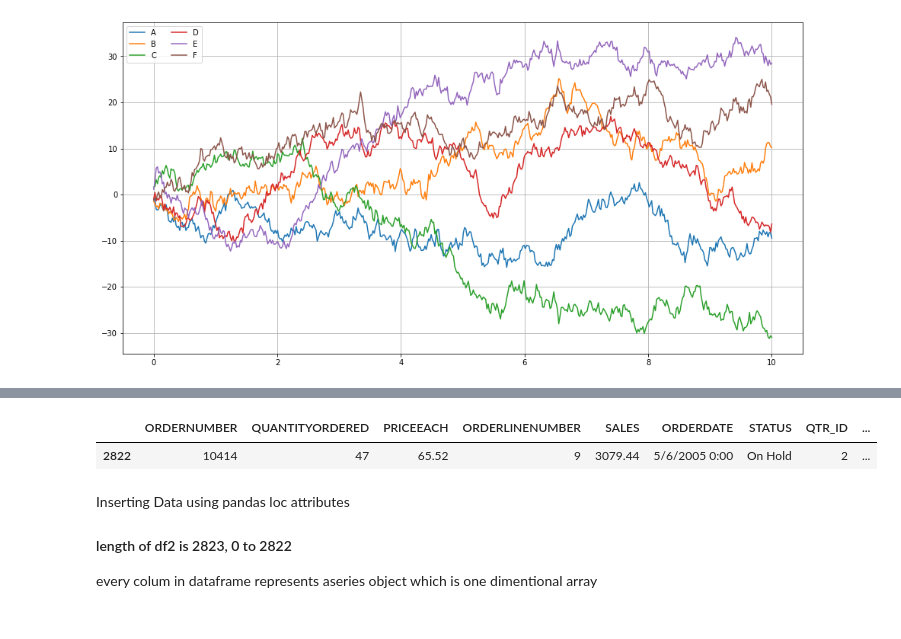
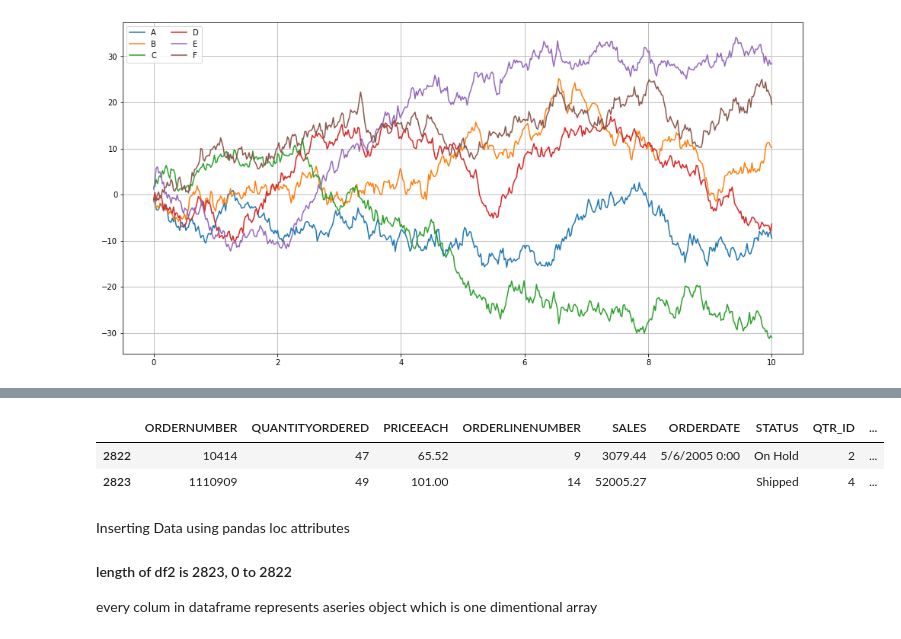
Before and after one commit to abidshafee/dataAnalysis, a Jupyter notebook: dataAnalysis.ipynb, the cells around one changed output, grey strips where cells are left out. Cells and saved outputs as stored; diff of their text form; code cells hidden in the pictures.

```diff
--- a/dataAnalysis.ipynb
+++ b/dataAnalysis.ipynb
@@ -519,10 +519,11 @@ cov
 | YEAR_ID | 0.904596 | 0.069535 | -0.005938 | -0.057367 | 0.035647 | -0.433052 | -0.430163 | 1.000000 | ... |
 | MSRP | -0.010280 | 0.017881 | 0.670625 | -0.021067 | 0.635239 | 0.010234 | 0.008170 | -0.014310 | ... |
 # %%
-df2.tail(1)
+df2.tail(2)
 # %% [output]
 |  | ORDERNUMBER | QUANTITYORDERED | PRICEEACH | ORDERLINENUMBER | SALES | ORDERDATE | STATUS | QTR_ID | ... |
 | 2822 | 10414 | 47 | 65.52 | 9 | 3079.44 | 5/6/2005 0:00 | On Hold | 2 | ... |
+| 2823 | 1110909 | 49 | 101.00 | 14 | 52005.27 |  | Shipped | 4 | ... |
 # %% [markdown]
 Inserting Data using pandas loc attributes
 #### length of df2 is 2823, 0 to 2822
```
